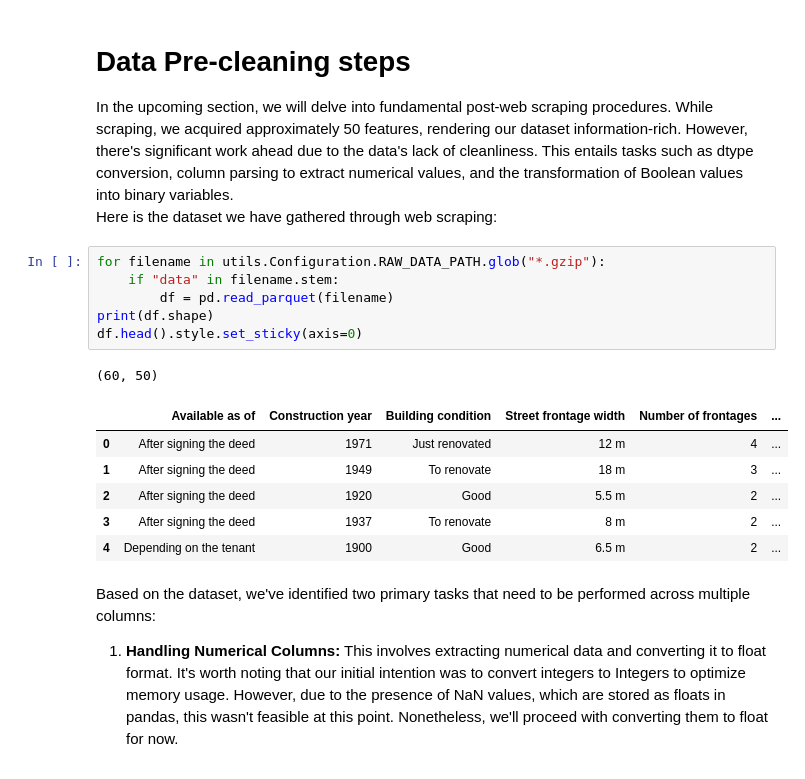
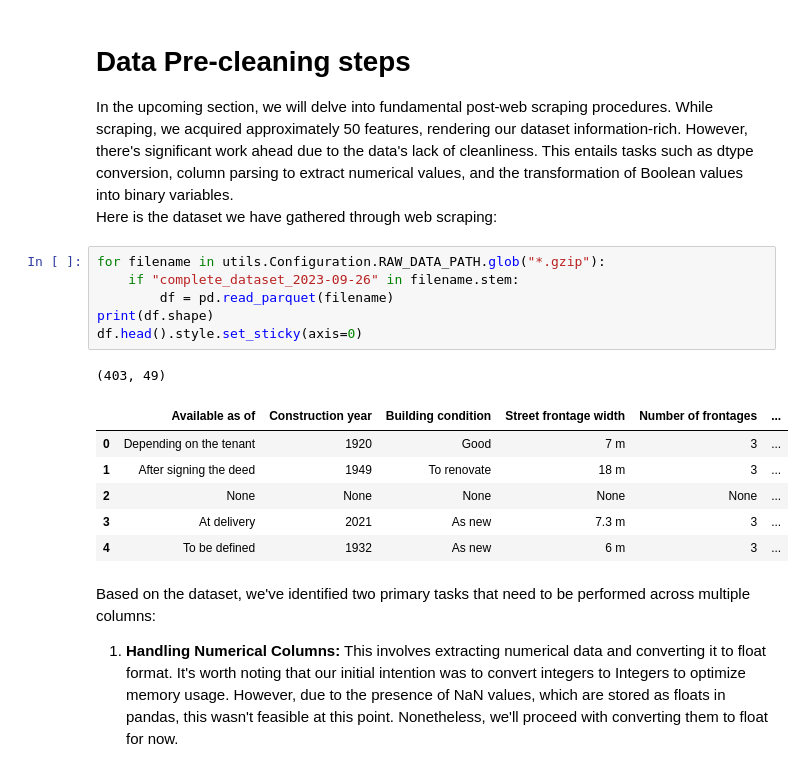
Before and after one commit to adamcseresznye/Belgian-House-Price-Predictor, a Jupyter notebook: notebooks/NB_2_ACs_Basic_clean_up_after_scraping.ipynb, the cells around one changed output. Drawn from its saved outputs; the diff is of its cells as text.

```diff
--- a/notebooks/NB_2_ACs_Basic_clean_up_after_scraping.ipynb
+++ b/notebooks/NB_2_ACs_Basic_clean_up_after_scraping.ipynb
@@ -39,18 +39,18 @@ In the upcoming section, we will delve into fundamental post-web scraping proced
 Here is the dataset we have gathered through web scraping:
 # %%
 for filename in utils.Configuration.RAW_DATA_PATH.glob("*.gzip"):
-    if "data" in filename.stem:
+    if "complete_dataset_2023-09-26" in filename.stem:
         df = pd.read_parquet(filename)
 print(df.shape)
 df.head().style.set_sticky(axis=0)
 # %% [output]
-(60, 50)
+(403, 49)
 |  | Available as of | Construction year | Building condition | Street frontage width | Number of frontages | ... |
-| 0 | After signing the deed | 1971 | Just renovated | 12 m | 4 | ... |
+| 0 | Depending on the tenant | 1920 | Good | 7 m | 3 | ... |
 | 1 | After signing the deed | 1949 | To renovate | 18 m | 3 | ... |
-| 2 | After signing the deed | 1920 | Good | 5.5 m | 2 | ... |
-| 3 | After signing the deed | 1937 | To renovate | 8 m | 2 | ... |
-| 4 | Depending on the tenant | 1900 | Good | 6.5 m | 2 | ... |
+| 2 | None | None | None | None | None | ... |
+| 3 | At delivery | 2021 | As new | 7.3 m | 3 | ... |
+| 4 | To be defined | 1932 | As new | 6 m | 3 | ... |
 # %% [markdown]
 Based on the dataset, we've identified two primary tasks that need to be performed across multiple columns:
 
```
Also changed, not shown: parts of 2 cells of this notebook, 2 other files.
